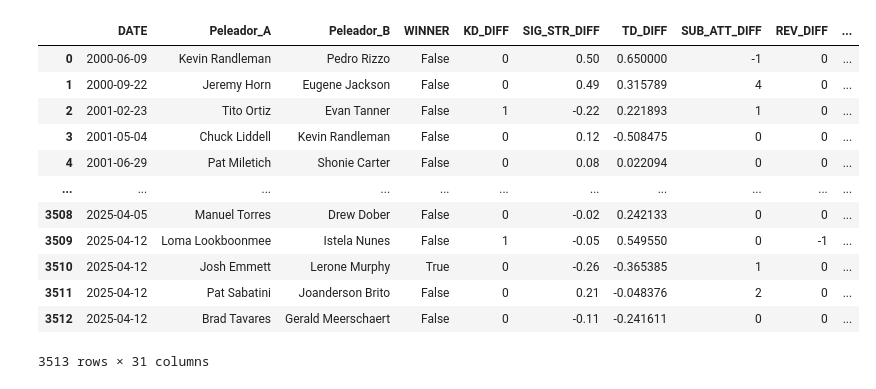
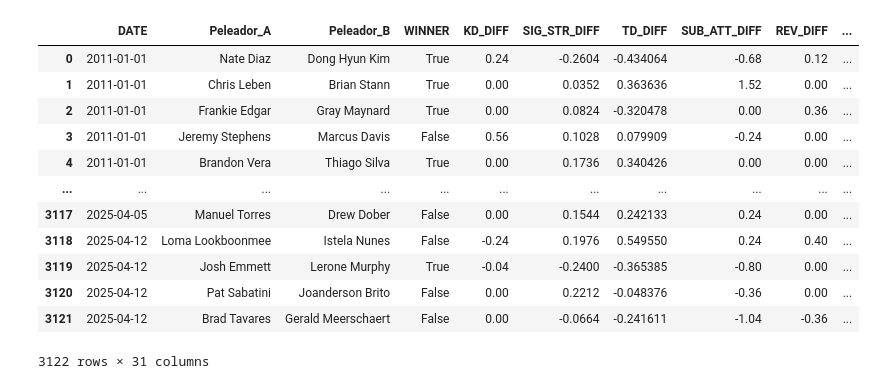
Before and after one commit to UCM-GIDIA-PD1/c2425-R4, a Jupyter notebook: src/evaluacion/P2/evaluacion_P2_nuevos_datos.ipynb, the cells around one changed output. Saved outputs shown, nothing was run; the diff lists cells and outputs as text; code cells hidden in the pictures.

```diff
--- a/src/evaluacion/P2/evaluacion_P2_nuevos_datos.ipynb
+++ b/src/evaluacion/P2/evaluacion_P2_nuevos_datos.ipynb
@@ -7,23 +7,23 @@ from sklearn.metrics import accuracy_score, f1_score, confusion_matrix, classifi
 import seaborn as sns
 import matplotlib.pyplot as plt
 # %%
-ruta_df =  os.path.join("..","..","..", "data", "processed","peleas_ponderadas_dif.parquet")
+ruta_df =  os.path.join("..","..","..", "data", "P2_dif","completo_dif.parquet")
 df = pd.read_parquet(ruta_df)
 df
 # %% [output]
 |  | DATE | Peleador_A | Peleador_B | WINNER | KD_DIFF | SIG_STR_DIFF | TD_DIFF | SUB_ATT_DIFF | REV_DIFF | ... |
-| 0 | 2000-06-09 | Kevin Randleman | Pedro Rizzo | False | 0 | 0.50 | 0.650000 | -1 | 0 | ... |
-| 1 | 2000-09-22 | Jeremy Horn | Eugene Jackson | False | 0 | 0.49 | 0.315789 | 4 | 0 | ... |
-| 2 | 2001-02-23 | Tito Ortiz | Evan Tanner | False | 1 | -0.22 | 0.221893 | 1 | 0 | ... |
-| 3 | 2001-05-04 | Chuck Liddell | Kevin Randleman | False | 0 | 0.12 | -0.508475 | 0 | 0 | ... |
-| 4 | 2001-06-29 | Pat Miletich | Shonie Carter | False | 0 | 0.08 | 0.022094 | 0 | 0 | ... |
+| 0 | 2011-01-01 | Nate Diaz | Dong Hyun Kim | True | 0.24 | -0.2604 | -0.434064 | -0.68 | 0.12 | ... |
+| 1 | 2011-01-01 | Chris Leben | Brian Stann | True | 0.00 | 0.0352 | 0.363636 | 1.52 | 0.00 | ... |
+| 2 | 2011-01-01 | Frankie Edgar | Gray Maynard | True | 0.00 | 0.0824 | -0.320478 | 0.00 | 0.36 | ... |
+| 3 | 2011-01-01 | Jeremy Stephens | Marcus Davis | False | 0.56 | 0.1028 | 0.079909 | -0.24 | 0.00 | ... |
+| 4 | 2011-01-01 | Brandon Vera | Thiago Silva | True | 0.00 | 0.1736 | 0.340426 | 0.00 | 0.00 | ... |
 | ... | ... | ... | ... | ... | ... | ... | ... | ... | ... | ... |
-| 3508 | 2025-04-05 | Manuel Torres | Drew Dober | False | 0 | -0.02 | 0.242133 | 0 | 0 | ... |
-| 3509 | 2025-04-12 | Loma Lookboonmee | Istela Nunes | False | 1 | -0.05 | 0.549550 | 0 | -1 | ... |
-| 3510 | 2025-04-12 | Josh Emmett | Lerone Murphy | True | 0 | -0.26 | -0.365385 | 1 | 0 | ... |
-| 3511 | 2025-04-12 | Pat Sabatini | Joanderson Brito | False | 0 | 0.21 | -0.048376 | 2 | 0 | ... |
-| 3512 | 2025-04-12 | Brad Tavares | Gerald Meerschaert | False | 0 | -0.11 | -0.241611 | 0 | 0 | ... |
+| 3117 | 2025-04-05 | Manuel Torres | Drew Dober | False | 0.00 | 0.1544 | 0.242133 | 0.24 | 0.00 | ... |
+| 3118 | 2025-04-12 | Loma Lookboonmee | Istela Nunes | False | -0.24 | 0.1976 | 0.549550 | 0.24 | 0.40 | ... |
+| 3119 | 2025-04-12 | Josh Emmett | Lerone Murphy | True | -0.04 | -0.2400 | -0.365385 | -0.80 | 0.00 | ... |
+| 3120 | 2025-04-12 | Pat Sabatini | Joanderson Brito | False | 0.00 | 0.2212 | -0.048376 | -0.36 | 0.00 | ... |
+| 3121 | 2025-04-12 | Brad Tavares | Gerald Meerschaert | False | 0.00 | -0.0664 | -0.241611 | -1.04 | -0.36 | ... |
-3513 rows × 31 columns
+3122 rows × 31 columns
 # %%
 df["DATE"] = pd.to_datetime(df["DATE"])
 
```
Also changed, not shown: parts of 10 cells of this notebook, 3 other files.
